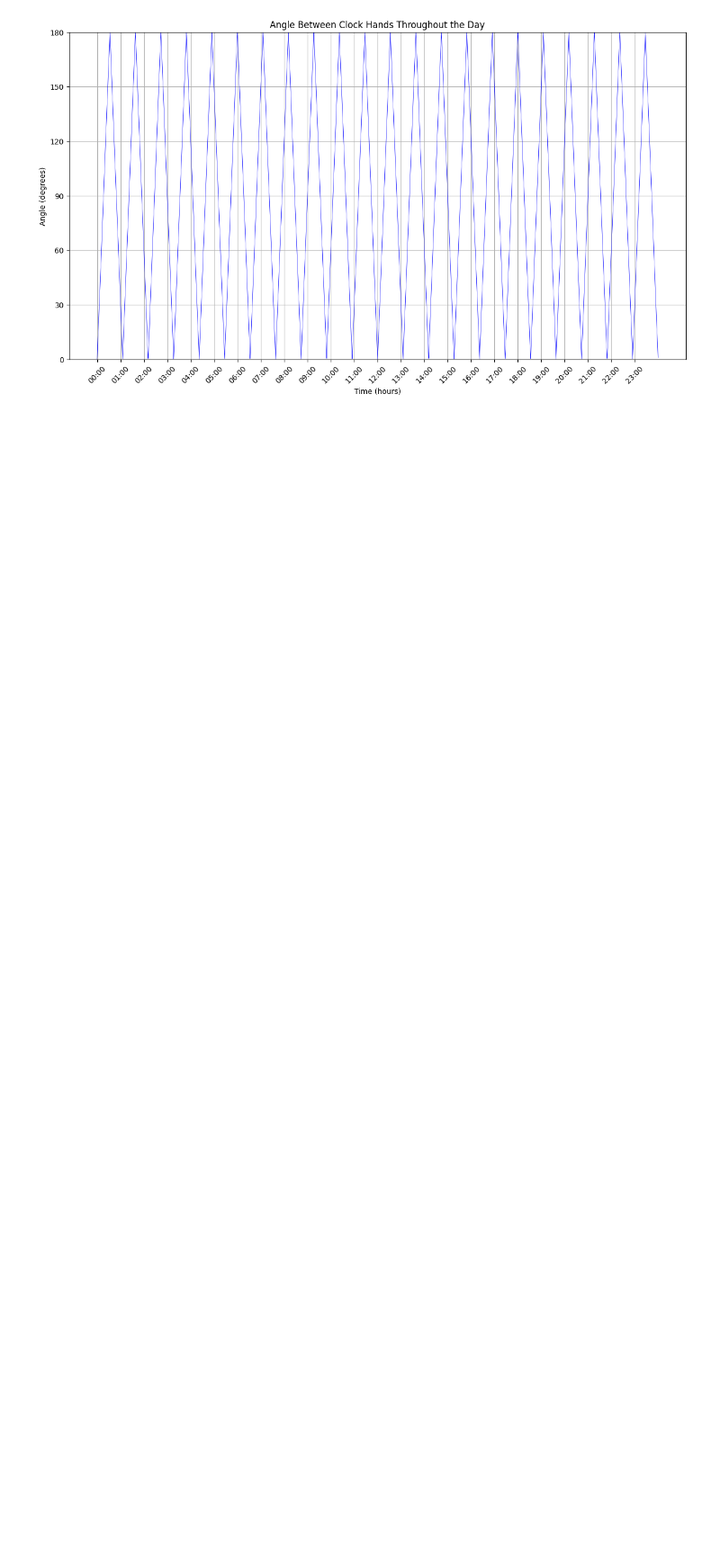
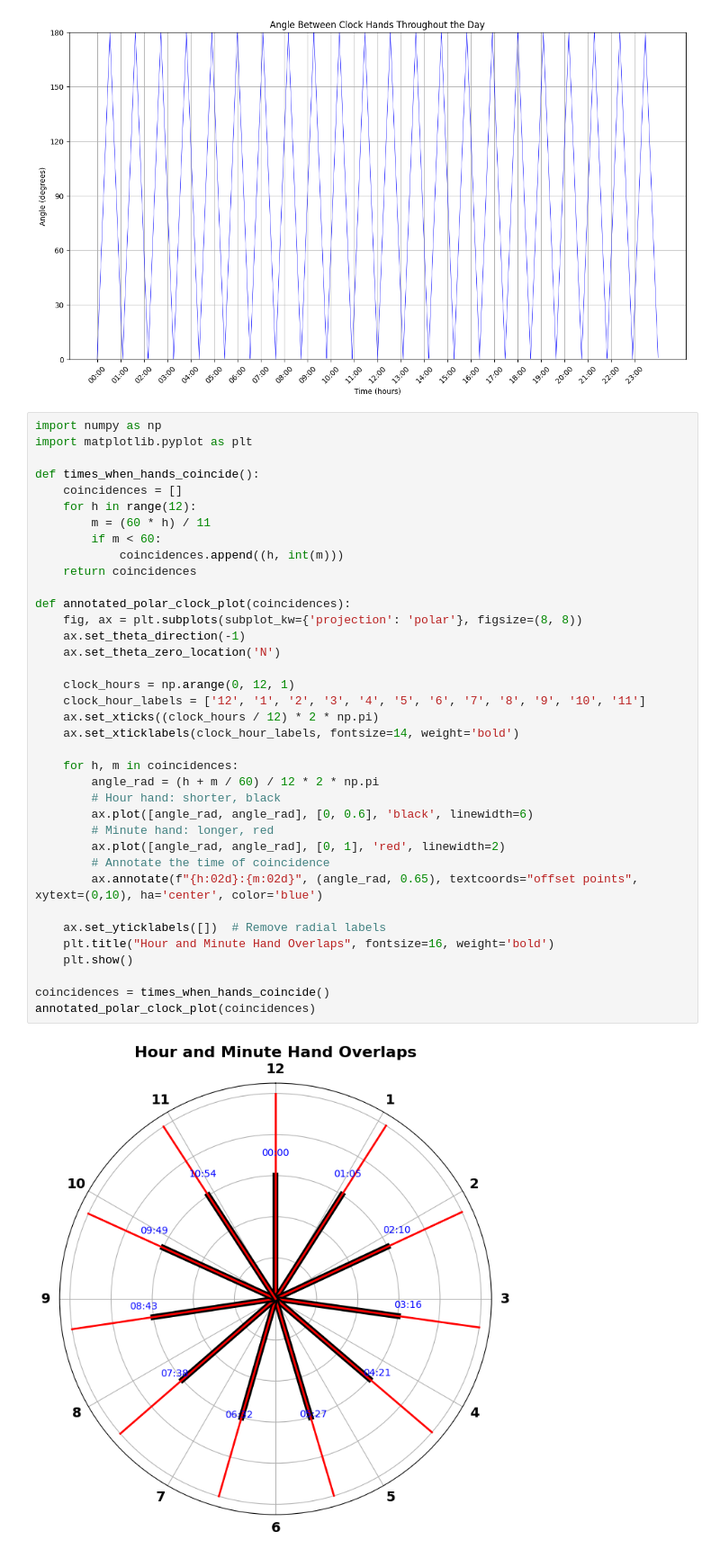
Before and after one commit to walkerjian/DailyCode, a Jupyter notebook: Code_Craft_clock_angle.ipynb, the cells around one changed output. Shown: that part at 90% size. Saved outputs shown, nothing was run; the diff lists cells and outputs as text; blank space fills up the shorter version.

```diff
--- a/Code_Craft_clock_angle.ipynb
+++ b/Code_Craft_clock_angle.ipynb
@@ -122,3 +122,42 @@ plt.grid(True)
 plt.show()
 # %% [output]
 [figure]
+# %%
+import numpy as np
+import matplotlib.pyplot as plt
+
+def times_when_hands_coincide():
+    coincidences = []
+    for h in range(12):
+        m = (60 * h) / 11
+        if m < 60:
+            coincidences.append((h, int(m)))
+    return coincidences
+
+def annotated_polar_clock_plot(coincidences):
+    fig, ax = plt.subplots(subplot_kw={'projection': 'polar'}, figsize=(8, 8))
+    ax.set_theta_direction(-1)
+    ax.set_theta_zero_location('N')
+
+    clock_hours = np.arange(0, 12, 1)
+    clock_hour_labels = ['12', '1', '2', '3', '4', '5', '6', '7', '8', '9', '10', '11']
+    ax.set_xticks((clock_hours / 12) * 2 * np.pi)
+    ax.set_xticklabels(clock_hour_labels, fontsize=14, weight='bold')
+
+    for h, m in coincidences:
+        angle_rad = (h + m / 60) / 12 * 2 * np.pi
+        # Hour hand: shorter, black
+        ax.plot([angle_rad, angle_rad], [0, 0.6], 'black', linewidth=6)
+        # Minute hand: longer, red
+        ax.plot([angle_rad, angle_rad], [0, 1], 'red', linewidth=2)
+        # Annotate the time of coincidence
+        ax.annotate(f"{h:02d}:{m:02d}", (angle_rad, 0.65), textcoords="offset points", xytext=(0,10), ha='center', color='blue')
+
+    ax.set_yticklabels([])  # Remove radial labels
+    plt.title("Hour and Minute Hand Overlaps", fontsize=16, weight='bold')
+    plt.show()
+
+coincidences = times_when_hands_coincide()
+annotated_polar_clock_plot(coincidences)
+# %% [output]
+[figure, added]
```
